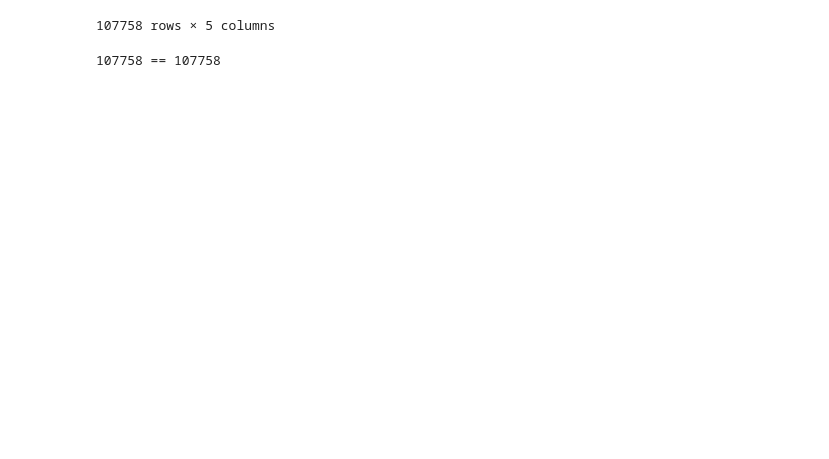
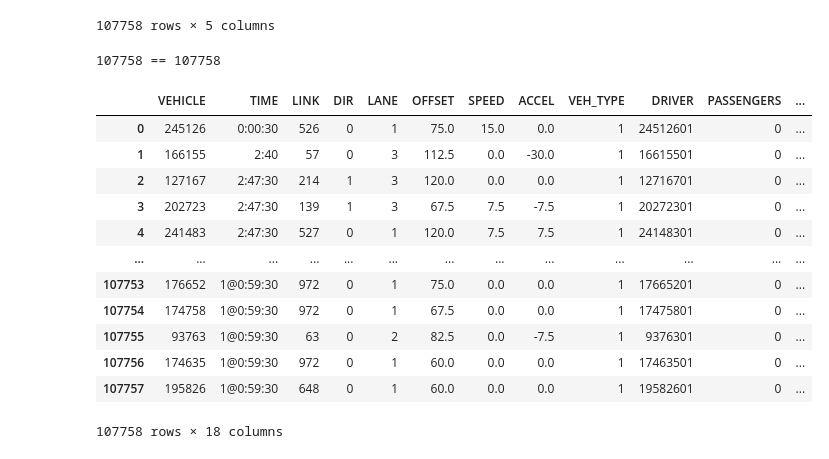
Before and after one commit to gajaha/smc-cuda-intersect, a Jupyter notebook: scripts/q1_optim.ipynb, the cells around one changed output. Saved outputs shown, nothing was run; the diff lists cells and outputs as text; code cells hidden in the pictures; blank space fills up the shorter version.

```diff
--- a/scripts/q1_optim.ipynb
+++ b/scripts/q1_optim.ipynb
@@ -240,0 +229,24 @@ To do: Include the plots https://automating-gis-processes.github.io/site/noteboo
+# %%
+# Rename the geometry of closest stops gdf so that we can easily identify i
+# closest_buildings = closest_buildings.rename(columns={'centroid': 'closest_stop_geom'})
+#remove the 'geometry' polygon column
+closest_buildings=closest_buildings.drop(columns=['geometry']) #polygon
+# closest_buildings=closest_buildings.drop(columns=['Unnamed: 0'])
+#Merge the datasets by index (for this, it is good to use '.join()' -function)
+sim_start = sim_start.join(closest_buildings)
+# Let's see what we have
+sim_start
+# %% [output]
+|  | VEHICLE | TIME | LINK | DIR | LANE | OFFSET | SPEED | ACCEL | VEH_TYPE | DRIVER | PASSENGERS | ... |
+| 0 | 245126 | 0:00:30 | 526 | 0 | 1 | 75.0 | 15.0 | 0.0 | 1 | 24512601 | 0 | ... |
+| 1 | 166155 | 2:40 | 57 | 0 | 3 | 112.5 | 0.0 | -30.0 | 1 | 16615501 | 0 | ... |
+| 2 | 127167 | 2:47:30 | 214 | 1 | 3 | 120.0 | 0.0 | 0.0 | 1 | 12716701 | 0 | ... |
+| 3 | 202723 | 2:47:30 | 139 | 1 | 3 | 67.5 | 7.5 | -7.5 | 1 | 20272301 | 0 | ... |
+| 4 | 241483 | 2:47:30 | 527 | 0 | 1 | 120.0 | 7.5 | 7.5 | 1 | 24148301 | 0 | ... |
+| ... | ... | ... | ... | ... | ... | ... | ... | ... | ... | ... | ... | ... |
+| 107753 | 176652 | 1@0:59:30 | 972 | 0 | 1 | 75.0 | 0.0 | 0.0 | 1 | 17665201 | 0 | ... |
+| 107754 | 174758 | 1@0:59:30 | 972 | 0 | 1 | 67.5 | 0.0 | 0.0 | 1 | 17475801 | 0 | ... |
+| 107755 | 93763 | 1@0:59:30 | 63 | 0 | 2 | 82.5 | 0.0 | -7.5 | 1 | 9376301 | 0 | ... |
+| 107756 | 174635 | 1@0:59:30 | 972 | 0 | 1 | 60.0 | 0.0 | 0.0 | 1 | 17463501 | 0 | ... |
+| 107757 | 195826 | 1@0:59:30 | 648 | 0 | 1 | 60.0 | 0.0 | 0.0 | 1 | 19582601 | 0 | ... |
+107758 rows × 18 columns
```
Also changed, not shown: parts of 11 cells of this notebook.
